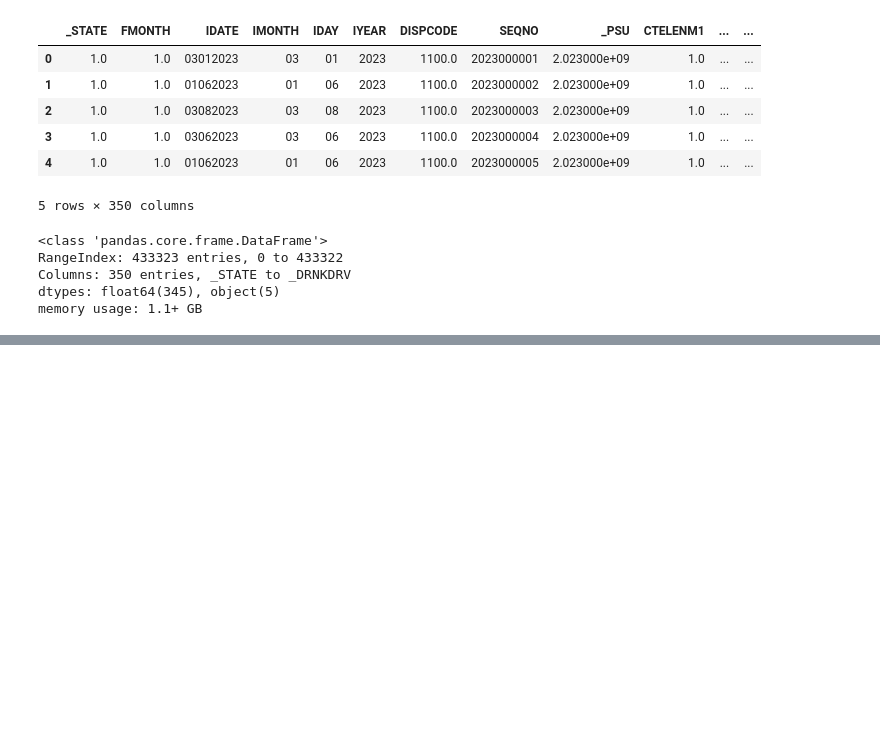
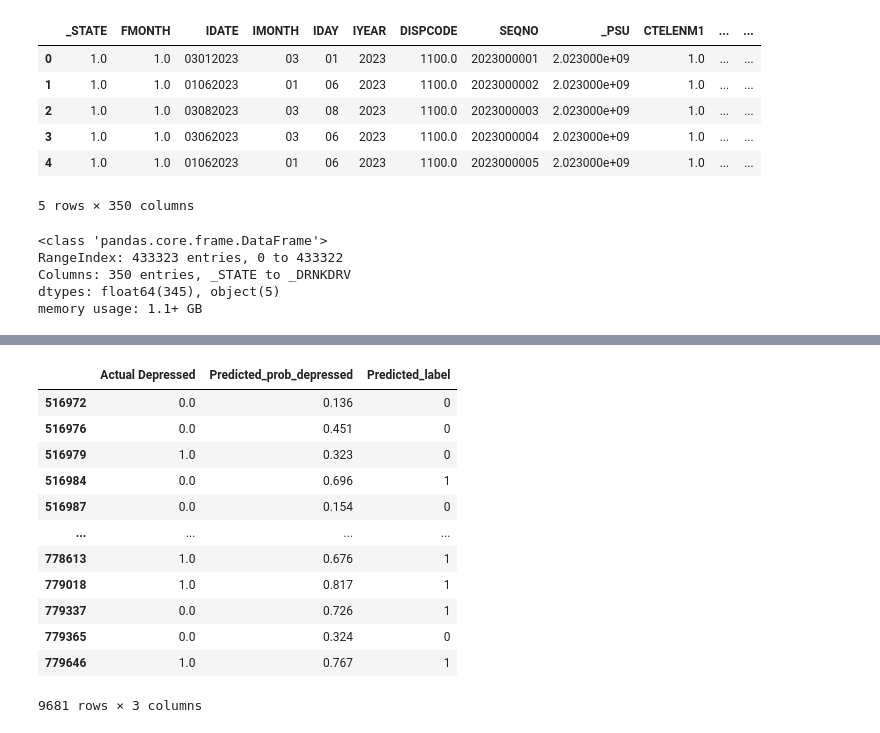
Before and after one commit to alojessica/ML-Healthdata-project, a Jupyter notebook: 2023/project_data.ipynb, the cells around one changed output, grey strips where cells are left out. Saved outputs shown, nothing was run; the diff lists cells and outputs as text; code cells hidden in the pictures; blank space fills up the shorter version.

```diff
--- a/2023/project_data.ipynb
+++ b/2023/project_data.ipynb
@@ -89,0 +338,7 @@ d23_subset.to_csv('brfss23_subset.csv')
+# %%
+nums = ['POORHLTH', 'MENTHLTH']
+cats = ['IYEAR', 'BIRTHSEX', 'ACEDEPRS',
+        'DECIDE', 'DIFFALON', 'ACEDRINK',
+        'ACEDRUGS','ACEPRISN', 'ACEDIVRC',
+        'ACEPUNCH', 'ACEHURT1', 'ACESWEAR',
+        'ACETOUCH','ACETTHEM', 'ACEHVSEX']
@@ -89,0 +389,9 @@ d23_subset.to_csv('brfss23_subset.csv')
+# %%
+preprocess = ColumnTransformer(transformers=[('encoder',OneHotEncoder(drop='first'),cats),
+                                             ('numeric','passthrough',nums)])
+# %%
+pipe = Pipeline(steps=[
+    ('preprocess', preprocess),
+    ('model', LogisticRegression())
+])
+pipe.fit(X=X,y=y)
@@ -89,0 +421,24 @@ d23_subset.to_csv('brfss23_subset.csv')
+# %%
+p = pipe.predict_proba(X)[:,1]
+y_hat = (p >= 0.5).astype(int)
+# %%
+results = pd.DataFrame({
+    "Actual Depressed": y,
+    "Predicted_prob_depressed": p.round(3),
+    "Predicted_label": y_hat
+})
+results
+# %% [output]
+|  | Actual Depressed | Predicted_prob_depressed | Predicted_label |
+| 516972 | 0.0 | 0.136 | 0 |
+| 516976 | 0.0 | 0.451 | 0 |
+| 516979 | 1.0 | 0.323 | 0 |
+| 516984 | 0.0 | 0.696 | 1 |
+| 516987 | 0.0 | 0.154 | 0 |
+| ... | ... | ... | ... |
+| 778613 | 1.0 | 0.676 | 1 |
+| 779018 | 1.0 | 0.817 | 1 |
+| 779337 | 0.0 | 0.726 | 1 |
+| 779365 | 0.0 | 0.324 | 0 |
+| 779646 | 1.0 | 0.767 | 1 |
+9681 rows × 3 columns
```
Also changed, not shown: parts of 18 cells of this notebook.
